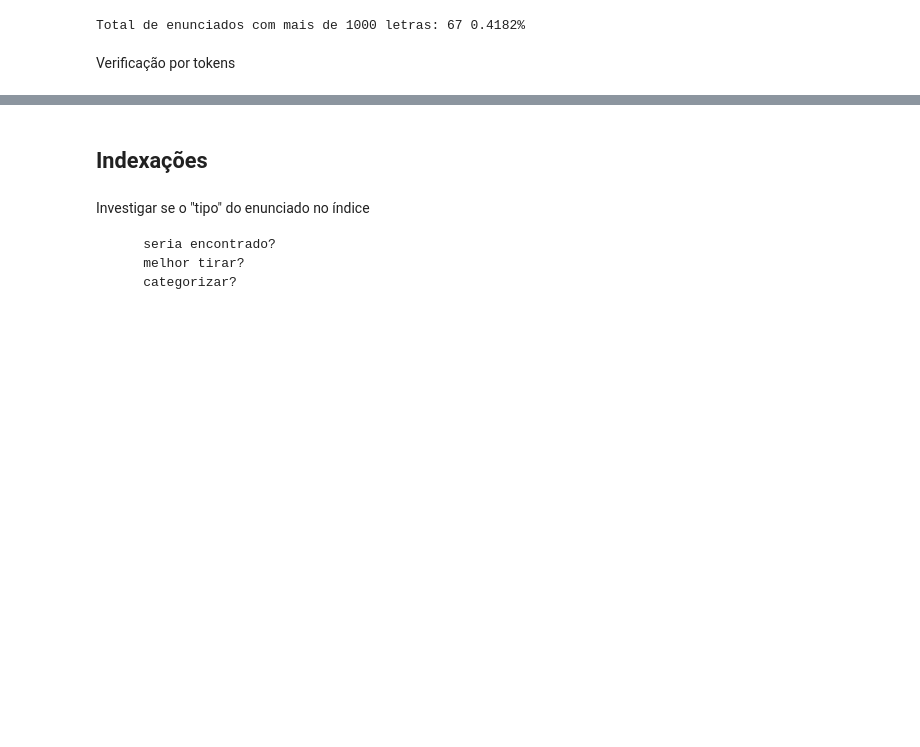
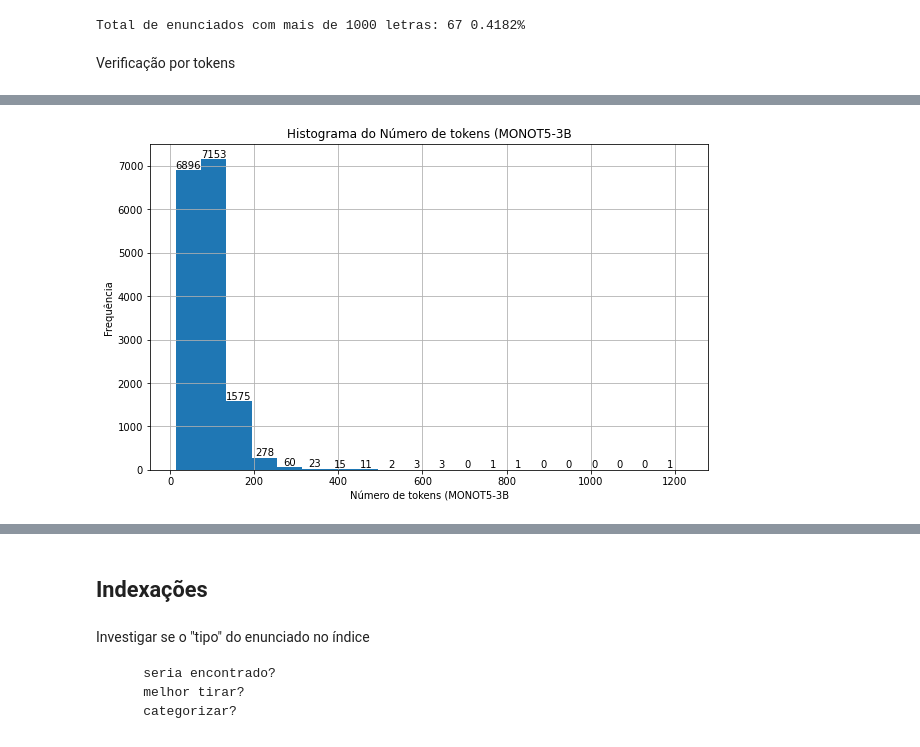
Before and after one commit to marcusborela/ind-ir, a Jupyter notebook: code/data_explorarion_jurisprudence.ipynb, the cells around one changed output, grey strips where cells are left out. Drawn from its saved outputs; the diff is of its cells as text; code cells hidden in the pictures; blank space fills up the shorter version.

```diff
--- a/code/data_explorarion_jurisprudence.ipynb
+++ b/code/data_explorarion_jurisprudence.ipynb
@@ -323,0 +348,2 @@ retorna_num_tokens(texto + ' ' + texto, tokenizador_pt)
+# %%
+tokenizador_pt_monot5_3b = AutoTokenizer.from_pretrained(nome_caminho_modelo_3b)
@@ -323,0 +363,6 @@ retorna_num_tokens(texto + ' ' + texto, tokenizador_pt)
+# %%
+df_enunciado['NUM_TOKENS_MONOT5_3B'] = df_enunciado['TEXT'].apply(retorna_num_tokens)
+# %%
+df_enunciado['NUM_TOKENS_MONOT5_3B'] = df_enunciado['TEXT'].apply(retorna_num_tokens, parm_tokenizador=tokenizador_pt_monot5_3b)
+# %%
+df_enunciado['NUM_TOKENS_MINILM'] = df_enunciado['TEXT'].apply(retorna_num_tokens, parm_tokenizador=tokenizador_pt_minilm)
@@ -323,0 +390,18 @@ retorna_num_tokens(texto + ' ' + texto, tokenizador_pt)
+# %%
+# Plotar o histograma
+plt.figure(figsize=(10, 6))
+n, bins, patches = plt.hist(df_enunciado['NUM_TOKENS_MONOT5_3B'], bins=20)
+plt.title('Histograma do Número de tokens (MONOT5-3B')
+plt.xlabel('Número de tokens (MONOT5-3B')
+plt.ylabel('Frequência')
+plt.grid(True)
+
+# Adicionar rótulos com a quantidade de registros em cada barra
+for i, patch in enumerate(patches):
+    height = patch.get_height()
+    plt.text(patch.get_x() + patch.get_width() / 2, height, int(height),
+             ha='center', va='bottom')
+
+plt.show()
+# %% [output]
+[figure, added]
```
Also changed, not shown: parts of 16 cells of this notebook.
